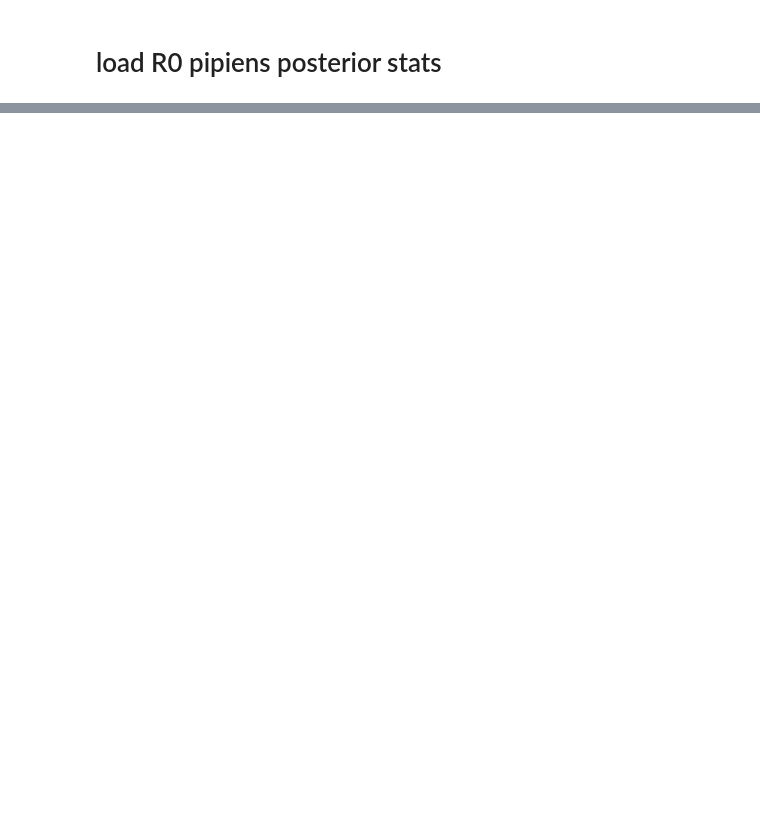
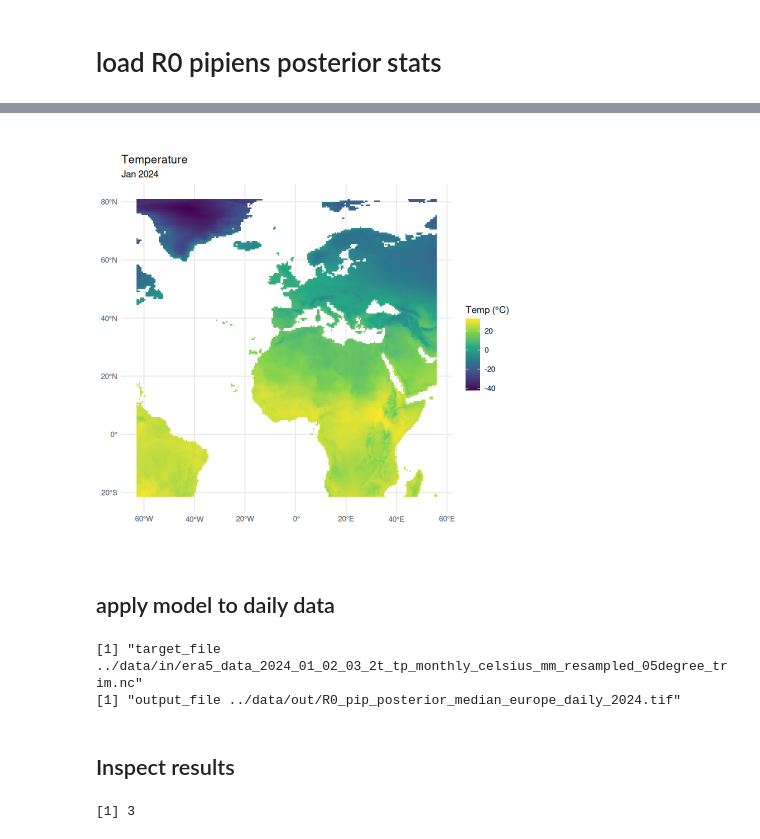
Before and after one commit to ssciwr/onehealth-model-backend, a Jupyter notebook: notebooks/model_r.ipynb, the cells around one changed output, grey strips where cells are left out. Cells and saved outputs as stored; diff of their text form; code cells hidden in the pictures; blank space fills up the shorter version.

```diff
--- a/notebooks/model_r.ipynb
+++ b/notebooks/model_r.ipynb
@@ -147,0 +294,51 @@ this seesms to be wrongly normalized. the crops are different, too
+# %%
+jan_temp <- r_tmp[["t2m_1"]]
+ggplot() +
+  geom_spatraster(data = jan_temp) +
+  scale_fill_viridis_c(name = "Temp (°C)", na.value = "transparent") +
+  labs(title = "Temperature ",
+       subtitle = "Jan 2024") +
+  theme_minimal()
+# %% [output]
+[figure, added]
+# %% [markdown]
+## apply model to daily data
+# %%
+cl <- makeCluster(16)
+# export relevant functions to cluster
+clusterExport(cl,
+              list("df_R0_Cpip_post",
+                   "R0_pip_fun",
+                   "interp_fun"
+))
+
+r_R0 <- NULL
+
+# crop to Europe extent
+r_tmp <- terra::crop(r_tmp, eu_nuts3)
+
+# apply R0 transformation
+r_R0 <<- app(r_tmp,
+            fun = R0_pip_fun,
+            cores = cl)
+
+# # save output
+output_filename = paste0("R0_pip_posterior_median_europe_daily_2024.tif")
+output_filename <- file.path(out_data, output_filename)
+writeRaster(r_R0, filename = output_filename,
+            overwrite = TRUE)
+
+# print(paste(year,month))
+print(paste('target_file', target_file))
+print(paste('output_file', output_filename))
+
+stopCluster(cl)
+# %% [output]
+[1] "target_file ../data/in/era5_data_2024_01_02_03_2t_tp_monthly_celsius_mm_resampled_05degree_trim.nc"
+[1] "output_file ../data/out/R0_pip_posterior_median_europe_daily_2024.tif"
+# %% [markdown]
+## Inspect results
+# %%
+nlyr(r_R0) # n layers in the raster
+# %% [output]
+[1] 3
```
Also changed, not shown: parts of 26 cells of this notebook, 1 other file.
